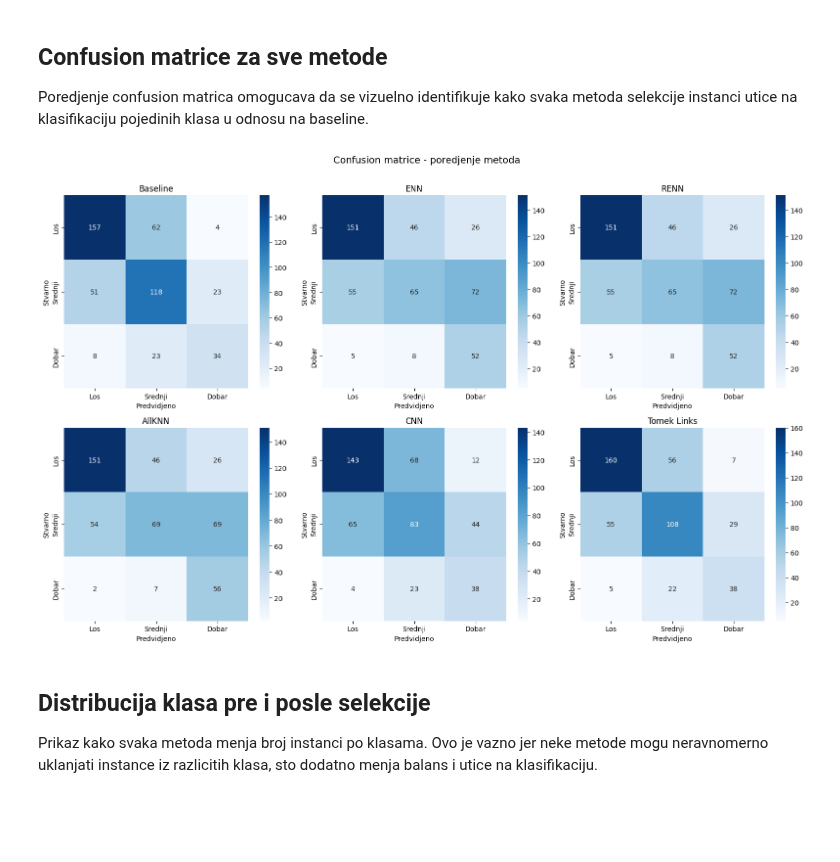
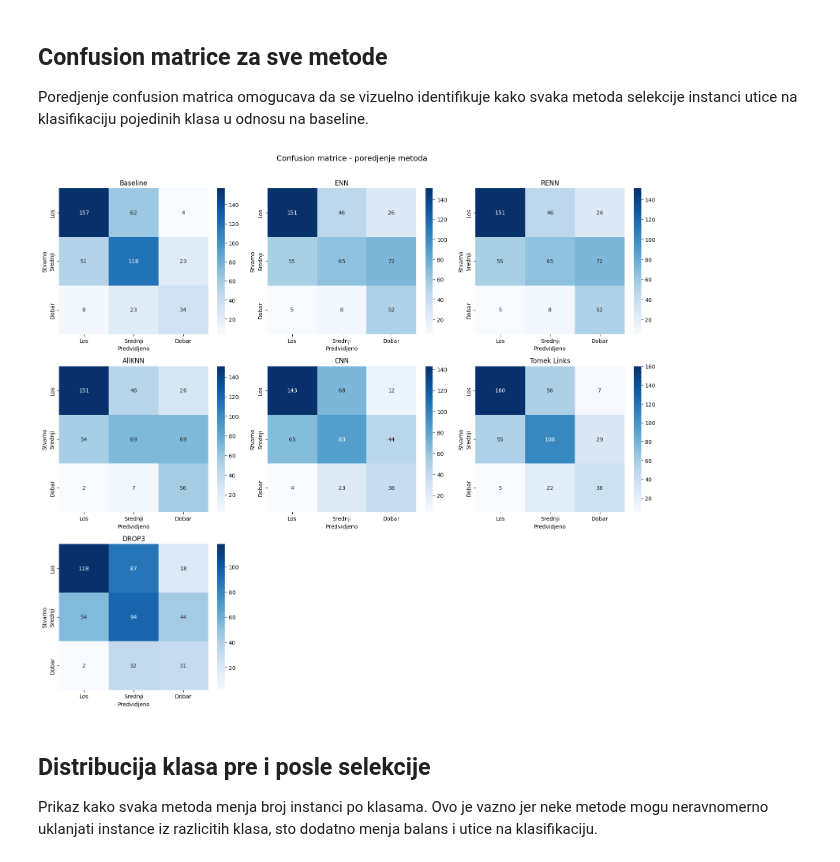
Before and after one commit to alxcek/mas-ai, a Jupyter notebook: data_preprocessing/seminar_paper_1/instance_selection.ipynb, the cells around one changed output. Drawn from its saved outputs; the diff is of its cells as text; code cells hidden in the pictures; blank space fills up the shorter version.

Commit message:
feat: DROP3 algorithm

```diff
--- a/data_preprocessing/seminar_paper_1/instance_selection.ipynb
+++ b/data_preprocessing/seminar_paper_1/instance_selection.ipynb
@@ -662,30 +805,34 @@ Poredjenje confusion matrica omogucava da se vizuelno identifikuje kako svaka me
 # %%
 predictions = {
     'Baseline': y_pred,
     'ENN': y_pred_enn,
     'RENN': y_pred_renn,
     'AllKNN': y_pred_allknn,
     'CNN': y_pred_cnn,
-    'Tomek Links': y_pred_tomek
+    'Tomek Links': y_pred_tomek,
+    'DROP3': y_pred_drop3
 }
 
-fig, axes = plt.subplots(2, 3, figsize=(16, 10))
+fig, axes = plt.subplots(3, 3, figsize=(16, 14))
 axes = axes.flatten()
 labels = ['Los', 'Srednji', 'Dobar']
 
 for i, (name, preds) in enumerate(predictions.items()):
     cm = confusion_matrix(y_test, preds)
     sns.heatmap(cm, annot=True, fmt='d', cmap='Blues', ax=axes[i],
                 xticklabels=labels, yticklabels=labels)
     axes[i].set_title(f'{name}', fontsize=12)
     axes[i].set_xlabel('Predvidjeno')
     axes[i].set_ylabel('Stvarno')
 
+for j in range(len(predictions), len(axes)):
+    axes[j].set_visible(False)
+
 plt.suptitle('Confusion matrice - poredjenje metoda', fontsize=14, y=1.01)
 plt.tight_layout()
 plt.show()
 # %% [output]
-[figure, old version]
+[figure, new version]
 # %% [markdown]
 ## Distribucija klasa pre i posle selekcije
 Prikaz kako svaka metoda menja broj instanci po klasama. Ovo je vazno jer neke metode mogu neravnomerno uklanjati instance iz razlicitih klasa, sto dodatno menja balans i utice na klasifikaciju.
```
Also changed, not shown: parts of 16 cells of this notebook, 1 other file.
